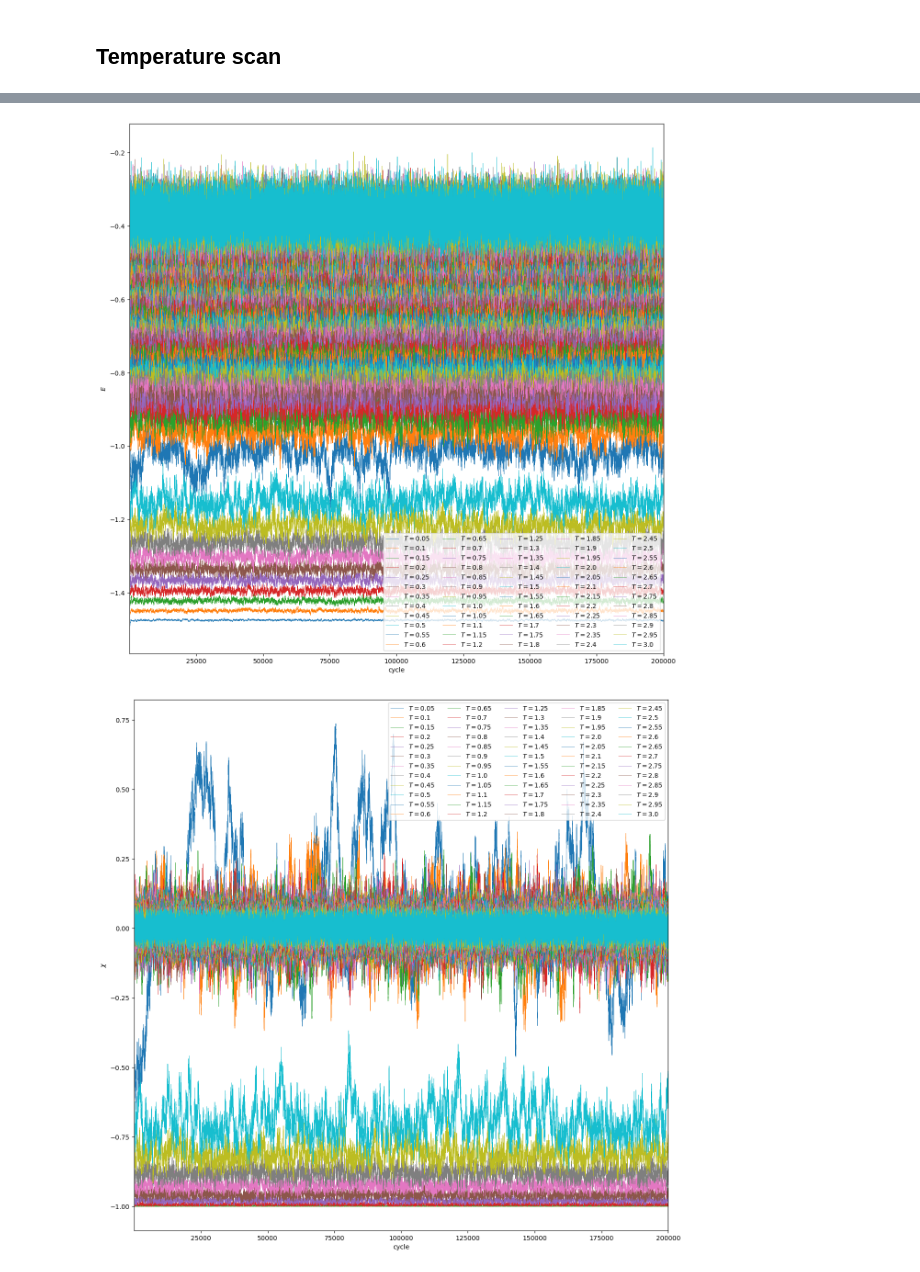
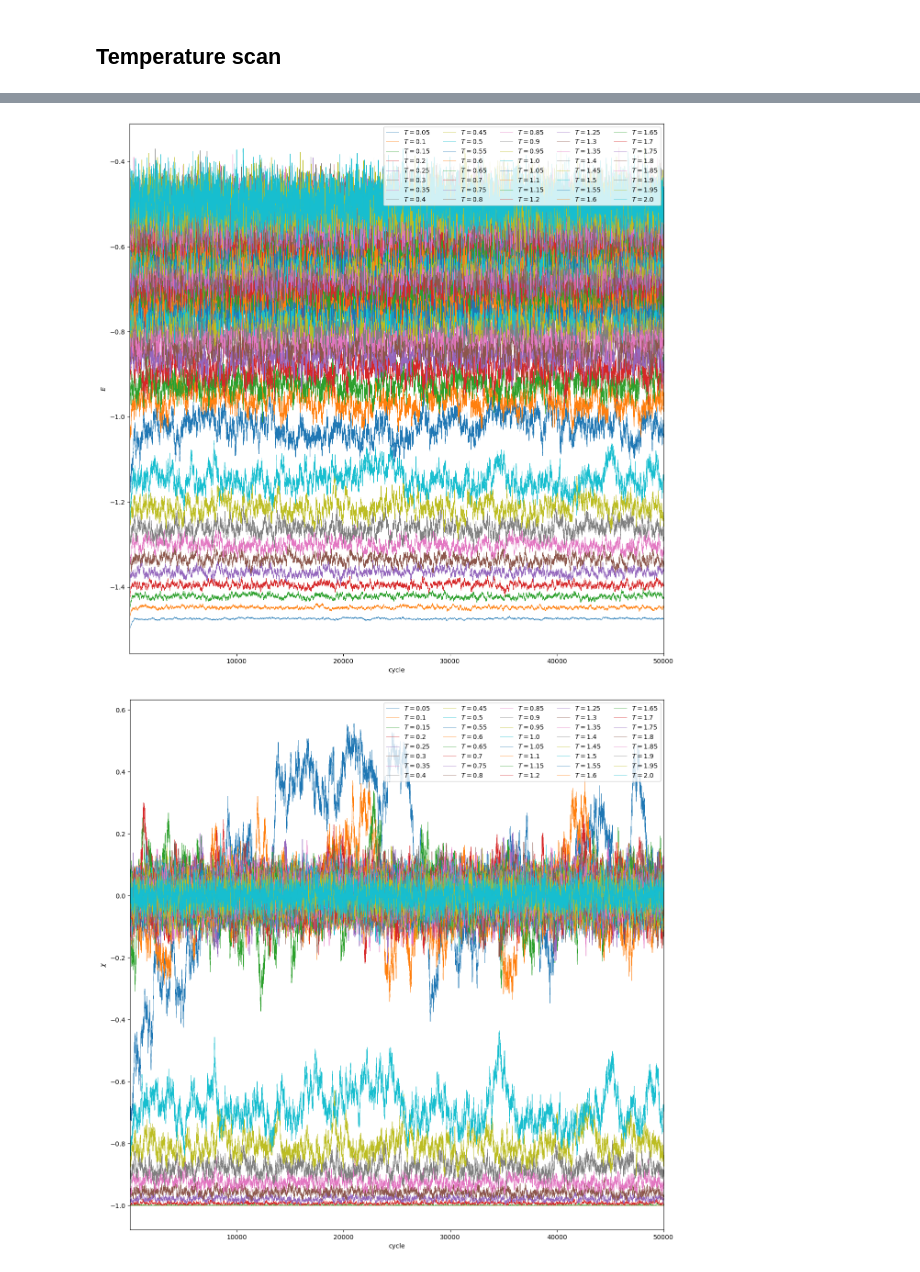
Before and after one commit to krivenko/MX2RKKY.jl, a Jupyter notebook: notebooks/Heisenberg.ipynb, the cells around one changed output, grey strips where cells are left out. Saved outputs shown, nothing was run; the diff lists cells and outputs as text; code cells hidden in the pictures.

```diff
--- a/notebooks/Heisenberg.ipynb
+++ b/notebooks/Heisenberg.ipynb
@@ -208,15 +265,18 @@ cycle_length = 50
 
 rng = MersenneTwister(123456)
 conf = Configuration(L1, L2, rng, inplane=true)
-sim = MCSimulation(conf, β=1/T, Jpar=Jpar, Jperp=Jperp, Vpar=Vpar, Vperp=Vperp, λ=λ, Vrenormalize=false)
+sim = MCSimulation(conf, rng, β=1/T, Jpar=Jpar, Jperp=Jperp, Vpar=Vpar, Vperp=Vperp, λ=λ, Vrenormalize=false)
 run!(sim, n_cycles=n_cycles, n_warmup_cycles=n_warmup_cycles, cycle_length=cycle_length, inplane=true, update_triangle_prob=0.1)
 
 @show acceptance_rates(sim)
 @show avg_chirality(sim)
 @show var_chirality(sim)
+@show susc_chirality(sim)
+@show binder_chirality(sim)
 
 plt.plot(sim.measurements.energy ./ (L1 * L2), label=raw"$E$")
 plt.plot(sim.measurements.chirality, label=raw"$\chi$")
+plt.plot(abs.(sim.measurements.chirality_at_q_min), label=raw"$|\chi(\vec{q}_{min})|$")
 plt.legend()
 
 fig = plot_conf(sim.conf);
@@ -242,14 +304,15 @@ Vperp = 0.0
 λ = 0.1
 
 # Temperature range
-T_range = 0.05:0.05:3.0
+T_range = 0.05:0.05:2.0
 
-n_cycles = 200000
+n_cycles = 50000 #200000
 n_warmup_cycles = 0
 cycle_length = 50
 
 E = zeros(n_cycles, length(T_range))
 χ = zeros(n_cycles, length(T_range))
+χ_at_q_min = zeros(ComplexF64, n_cycles, length(T_range))
 
 rng = MersenneTwister(123456)
 conf = Configuration(L1, L2, -1)
@@ -262,11 +325,13 @@ for (n, T) in enumerate(T_range)
 
     E[:, n] = sim.measurements.energy
     χ[:, n] = sim.measurements.chirality
+    χ_at_q_min[:, n] = sim.measurements.chirality_at_q_min
 
     conf = deepcopy(sim.conf)
 end
 
 write("heisenberg_T_scan_E.dat", E)
 write("heisenberg_T_scan_chi.dat", χ)
+write("heisenberg_T_scan_chi_at_q_min.dat", χ_at_q_min)
 # %% [output]
 T = 0.05
@@ -296,23 +361,33 @@ T = 0.6
 # %%
 plt.figure(figsize=(15, 15))
 for (n, T) in enumerate(T_range)
     plt.plot(E[:, n] / (L1 * L2), label="\$T=$(T)\$", lw=0.5)
 end
 plt.xlim((1, n_cycles))
 plt.xlabel("cycle")
 plt.ylabel(raw"$E$")
 plt.legend(loc="best", ncol=5)
 plt.show()
 
 plt.figure(figsize=(15, 15))
 for (n, T) in enumerate(T_range)
     plt.plot(χ[:, n], label="\$T=$(T)\$", lw=0.5)
 end
 plt.xlim((1, n_cycles))
 plt.xlabel("cycle")
 plt.ylabel(raw"$\chi$")
 plt.legend(loc="best", ncol=5)
 plt.show()
+
+plt.figure(figsize=(15, 15))
+for (n, T) in enumerate(T_range)
+    plt.plot(abs.(χ_at_q_min[:, n]), label="\$T=$(T)\$", lw=0.5)
+end
+plt.xlim((1, n_cycles))
+plt.xlabel("cycle")
+plt.ylabel(raw"$|\chi(\vec{q}_{min})|$")
+plt.legend(loc="best", ncol=5)
+plt.show()
 # %% [output]
-[figure, old version]
+[figure, new version]
-[figure, old version]
+[figure, new version]
```
Also changed, not shown: parts of 10 cells of this notebook, 5 other files.
